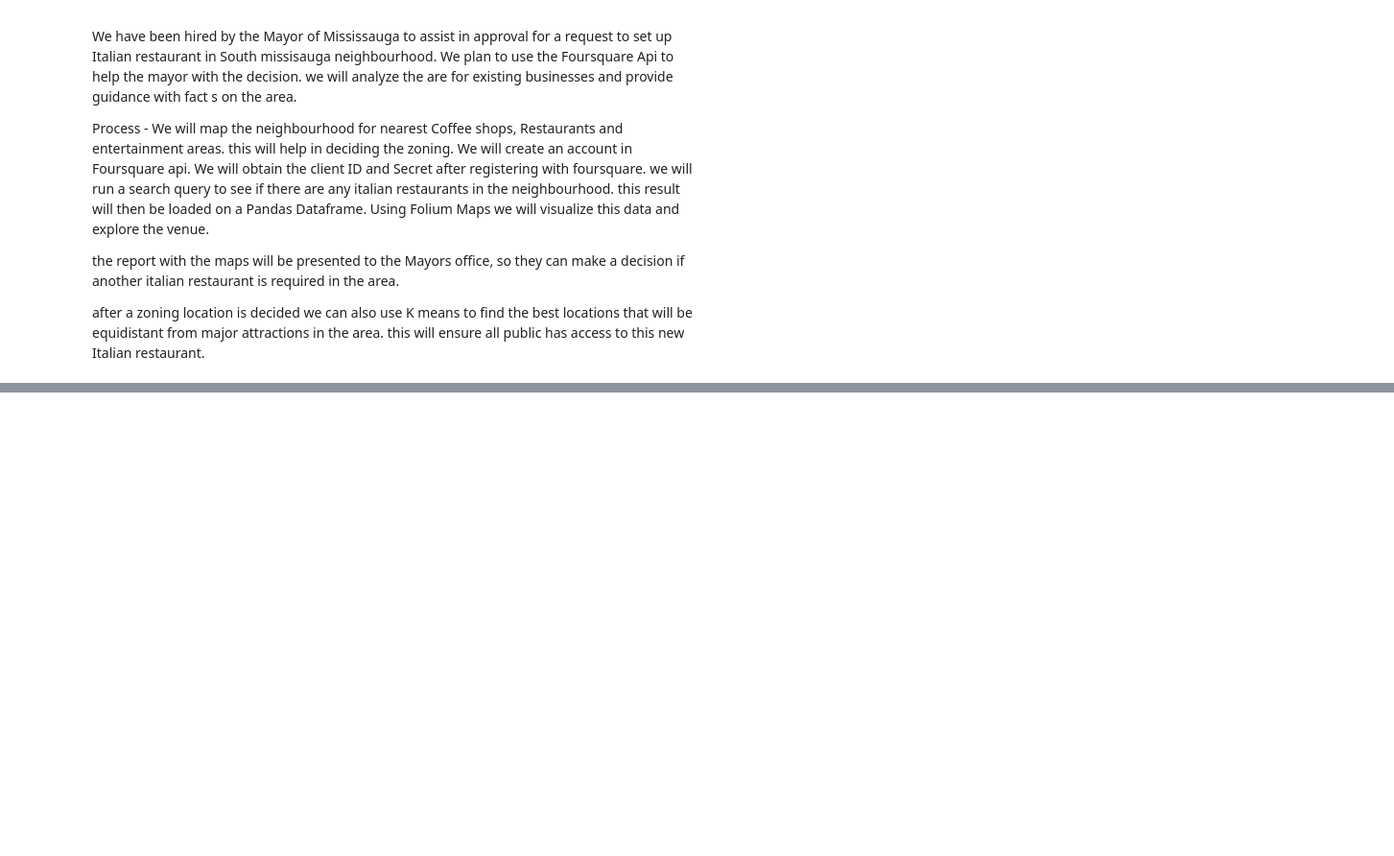
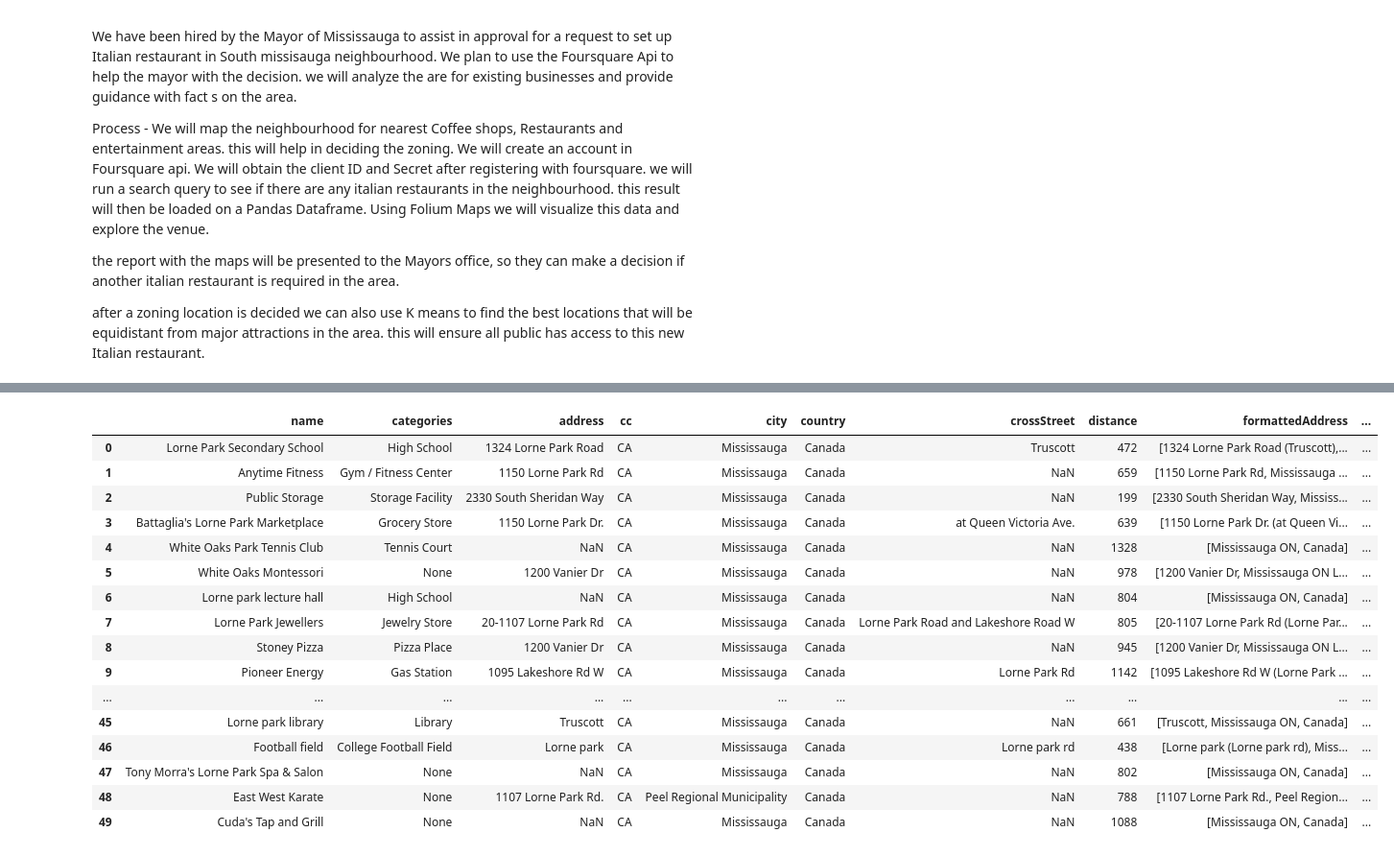
Before and after one commit to arunado/Coursera-Capstone, a Jupyter notebook: Capstone assignment on Foursquare API -part 1.ipynb, the cells around one changed output, grey strips where cells are left out. Shown at 96% size. Drawn from its saved outputs; the diff is of its cells as text; code cells hidden in the pictures; blank space fills up the shorter version.

```diff
--- a/Capstone assignment on Foursquare API -part 1.ipynb
+++ b/Capstone assignment on Foursquare API -part 1.ipynb
@@ -24,0 +85,4 @@ after a zoning location is decided we can also use K means to find the best loca
+# %%
+search_query = 'Restuarant'
+radius = 500
+print(search_query + ' .... OK!')
@@ -24,0 +91,3 @@ after a zoning location is decided we can also use K means to find the best loca
+# %%
+url = 'https://api.foursquare.com/v2/venues/search?client_id={}&client_secret={}&ll={},{}&v={}&radius={}&limit={}'.format(CLIENT_ID, CLIENT_SECRET, latitude, longitude, VERSION, radius, LIMIT)
+url
@@ -24,0 +108,4 @@ after a zoning location is decided we can also use K means to find the best loca
+# %%
+results = requests.get(url).json()
+results
+print (results)
@@ -24,0 +114,7 @@ after a zoning location is decided we can also use K means to find the best loca
+# %%
+# assign relevant part of JSON to venues
+venues = results['response']['venues']
+
+# tranform venues into a dataframe
+dataframe = json_normalize(venues)
+dataframe.head()
@@ -24,0 +128,42 @@ after a zoning location is decided we can also use K means to find the best loca
+# %%
+# keep only columns that include venue name, and anything that is associated with location
+filtered_columns = ['name', 'categories'] + [col for col in dataframe.columns if col.startswith('location.')] + ['id']
+dataframe_filtered = dataframe.loc[:, filtered_columns]
+
+# function that extracts the category of the venue
+def get_category_type(row):
+    try:
+        categories_list = row['categories']
+    except:
+        categories_list = row['venue.categories']
+
+    if len(categories_list) == 0:
+        return None
+    else:
+        return categories_list[0]['name']
+
+# filter the category for each row
+dataframe_filtered['categories'] = dataframe_filtered.apply(get_category_type, axis=1)
+
+# clean column names by keeping only last term
+dataframe_filtered.columns = [column.split('.')[-1] for column in dataframe_filtered.columns]
+
+dataframe_filtered
+# %% [output]
+|  | name | categories | address | cc | city | country | crossStreet | distance | formattedAddress | ... |
+| 0 | Lorne Park Secondary School | High School | 1324 Lorne Park Road | CA | Mississauga | Canada | Truscott | 472 | [1324 Lorne Park Road (Truscott),... | ... |
+| 1 | Anytime Fitness | Gym / Fitness Center | 1150 Lorne Park Rd | CA | Mississauga | Canada | NaN | 659 | [1150 Lorne Park Rd, Mississauga ... | ... |
+| 2 | Public Storage | Storage Facility | 2330 South Sheridan Way | CA | Mississauga | Canada | NaN | 199 | [2330 South Sheridan Way, Mississ... | ... |
+| 3 | Battaglia's Lorne Park Marketplace | Grocery Store | 1150 Lorne Park Dr. | CA | Mississauga | Canada | at Queen Victoria Ave. | 639 | [1150 Lorne Park Dr. (at Queen Vi... | ... |
+| 4 | White Oaks Park Tennis Club | Tennis Court | NaN | CA | Mississauga | Canada | NaN | 1328 | [Mississauga ON, Canada] | ... |
+| 5 | White Oaks Montessori | None | 1200 Vanier Dr | CA | Mississauga | Canada | NaN | 978 | [1200 Vanier Dr, Mississauga ON L... | ... |
+| 6 | Lorne park lecture hall | High School | NaN | CA | Mississauga | Canada | NaN | 804 | [Mississauga ON, Canada] | ... |
+| 7 | Lorne Park Jewellers | Jewelry Store | 20-1107 Lorne Park Rd | CA | Mississauga | Canada | Lorne Park Road and Lakeshore Road W | 805 | [20-1107 Lorne Park Rd (Lorne Par... | ... |
+| 8 | Stoney Pizza | Pizza Place | 1200 Vanier Dr | CA | Mississauga | Canada | NaN | 945 | [1200 Vanier Dr, Mississauga ON L... | ... |
+| 9 | Pioneer Energy | Gas Station | 1095 Lakeshore Rd W | CA | Mississauga | Canada | Lorne Park Rd | 1142 | [1095 Lakeshore Rd W (Lorne Park ... | ... |
+| ... | ... | ... | ... | ... | ... | ... | ... | ... | ... | ... |
+| 45 | Lorne park library | Library | Truscott | CA | Mississauga | Canada | NaN | 661 | [Truscott, Mississauga ON, Canada] | ... |
+| 46 | Football field | College Football Field | Lorne park | CA | Mississauga | Canada | Lorne park rd | 438 | [Lorne park (Lorne park rd), Miss... | ... |
+| 47 | Tony Morra's Lorne Park Spa & Salon | None | NaN | CA | Mississauga | Canada | NaN | 802 | [Mississauga ON, Canada] | ... |
+| 48 | East West Karate | None | 1107 Lorne Park Rd. | CA | Peel Regional Municipality | Canada | NaN | 788 | [1107 Lorne Park Rd., Peel Region... | ... |
+| 49 | Cuda's Tap and Grill | None | NaN | CA | Mississauga | Canada | NaN | 1088 | [Mississauga ON, Canada] | ... |
```
Also changed, not shown: parts of 21 cells of this notebook.
